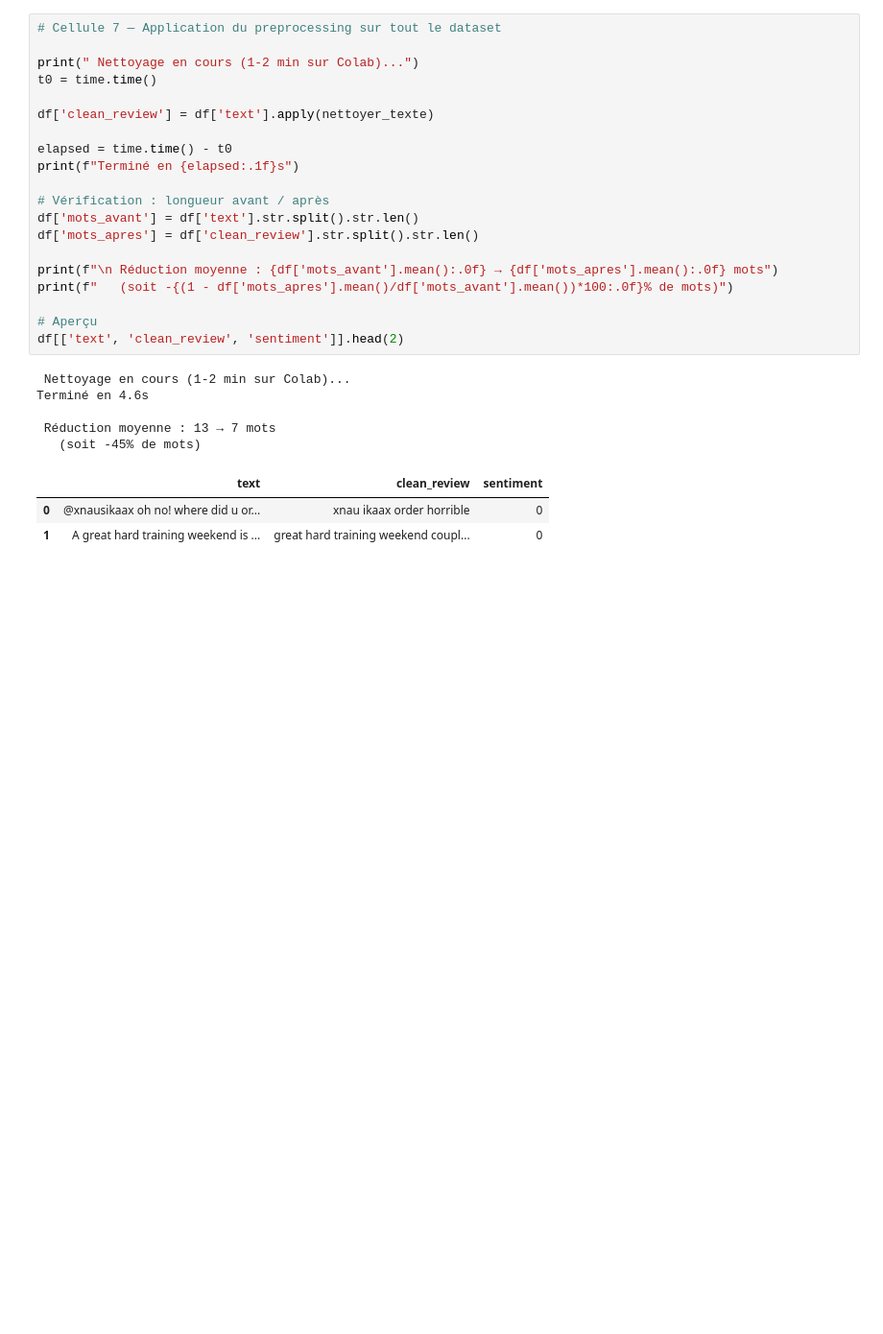
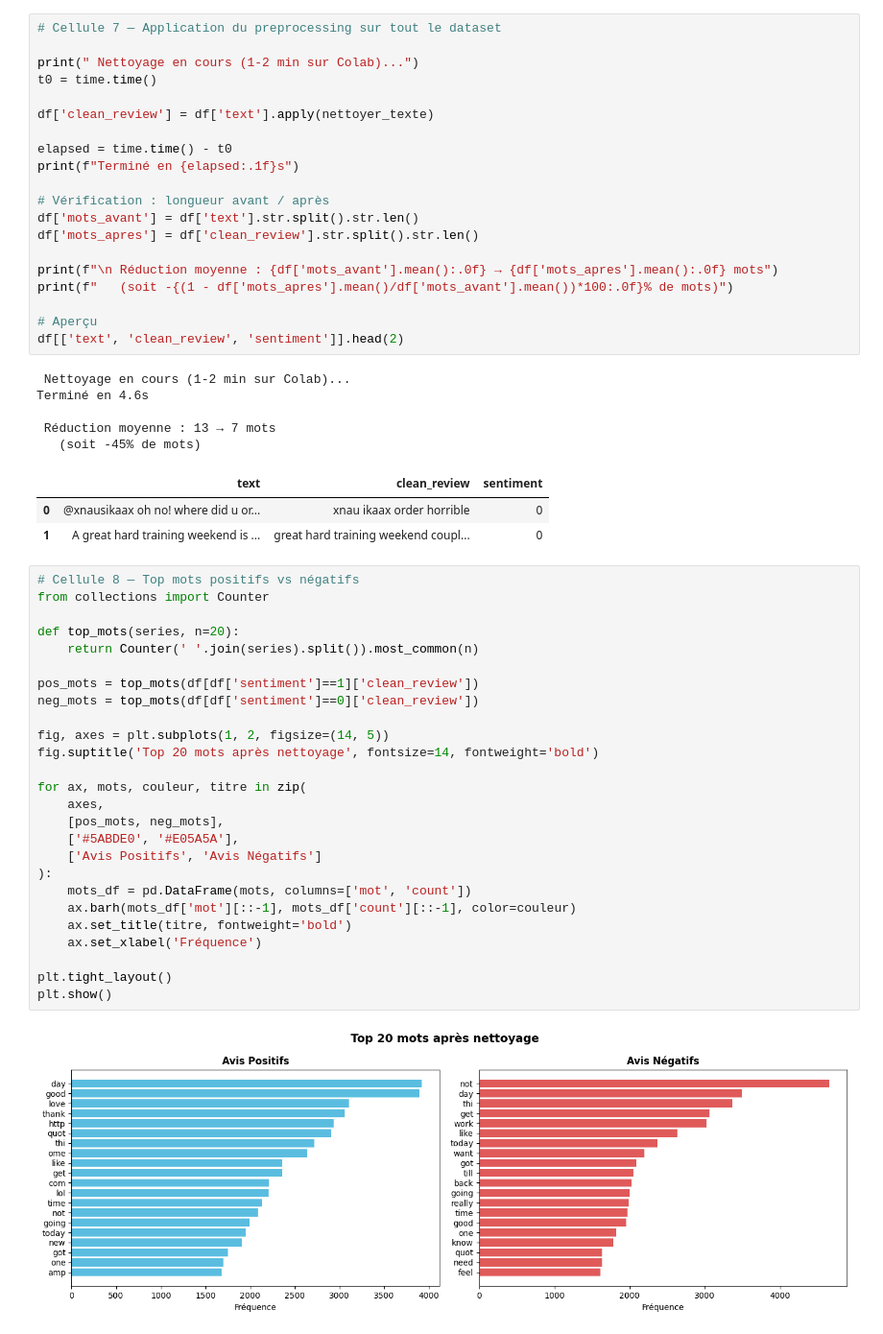
Before and after one commit to amanilayouni/Amani_Karam_Ryma_arene_ml, a Jupyter notebook: Projet.ipynb, the cells around one changed output. Shown at 96% size. Drawn from its saved outputs; the diff is of its cells as text; blank space fills up the shorter version.

```diff
--- a/Projet.ipynb
+++ b/Projet.ipynb
@@ -263,3 +263,31 @@ Terminé en 4.6s
 |  | text | clean_review | sentiment |
 | 0 | @xnausikaax oh no! where did u or... | xnau ikaax order horrible | 0 |
 | 1 | A great hard training weekend is ... | great hard training weekend coupl... | 0 |
+# %%
+# Cellule 8 — Top mots positifs vs négatifs
+from collections import Counter
+
+def top_mots(series, n=20):
+    return Counter(' '.join(series).split()).most_common(n)
+
+pos_mots = top_mots(df[df['sentiment']==1]['clean_review'])
+neg_mots = top_mots(df[df['sentiment']==0]['clean_review'])
+
+fig, axes = plt.subplots(1, 2, figsize=(14, 5))
+fig.suptitle('Top 20 mots après nettoyage', fontsize=14, fontweight='bold')
+
+for ax, mots, couleur, titre in zip(
+    axes,
+    [pos_mots, neg_mots],
+    ['#5ABDE0', '#E05A5A'],
+    ['Avis Positifs', 'Avis Négatifs']
+):
+    mots_df = pd.DataFrame(mots, columns=['mot', 'count'])
+    ax.barh(mots_df['mot'][::-1], mots_df['count'][::-1], color=couleur)
+    ax.set_title(titre, fontweight='bold')
+    ax.set_xlabel('Fréquence')
+
+plt.tight_layout()
+plt.show()
+# %% [output]
+[figure, added]
```
Also changed, not shown: parts of 1 cell of this notebook.
